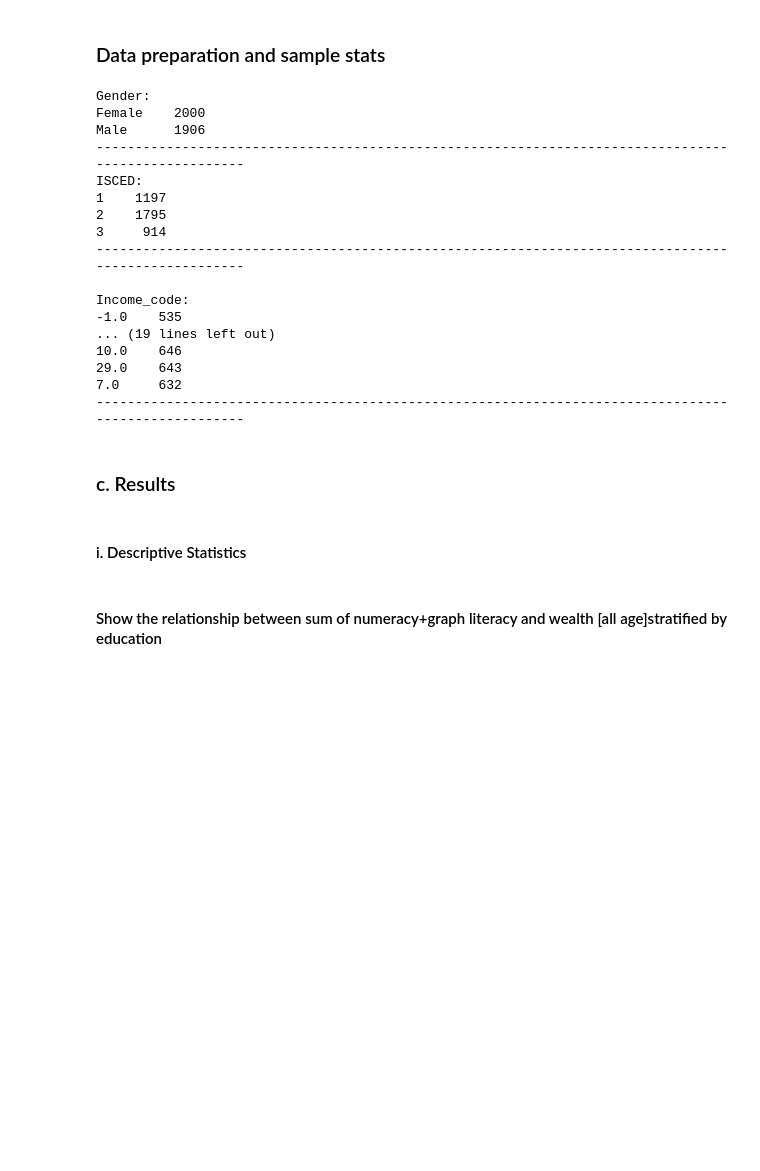
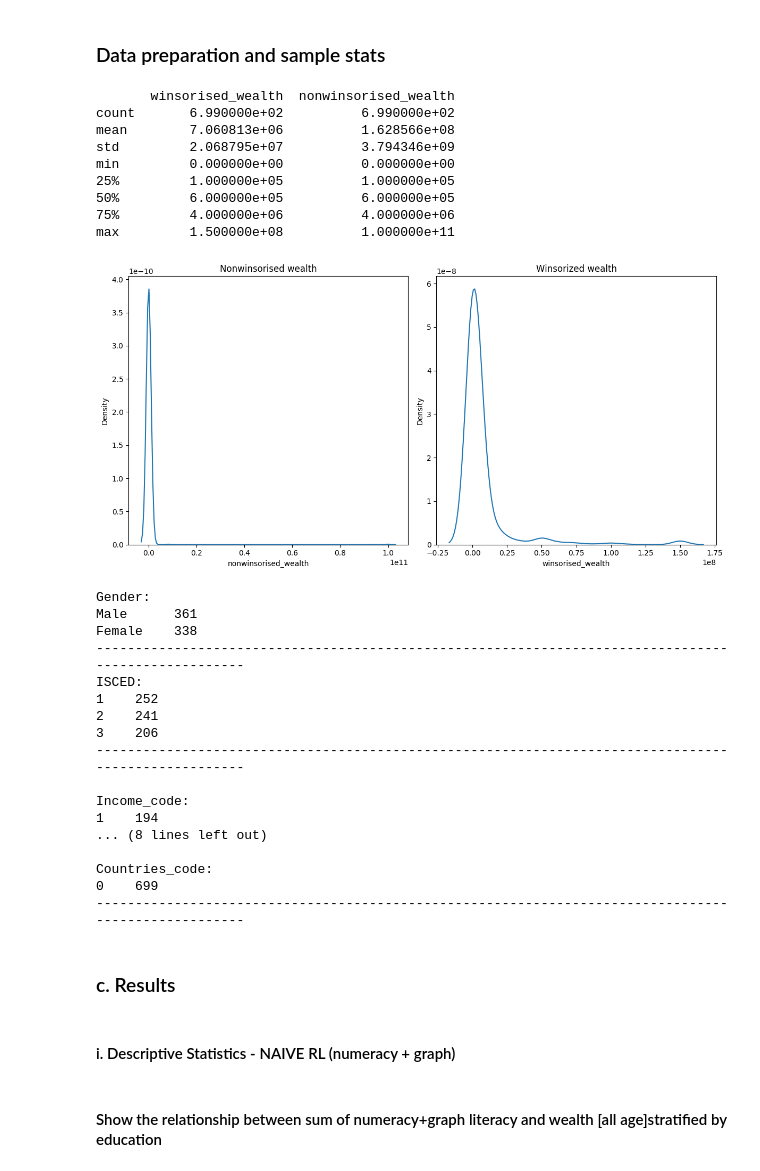
Before and after one commit to Leshleon/risk-literacy, a Jupyter notebook: data_analysis/new_code/final/221025_RL_euro_ind.ipynb, the cells around one changed output. Drawn from its saved outputs; the diff is of its cells as text; code cells hidden in the pictures; blank space fills up the shorter version.

```diff
--- a/data_analysis/new_code/final/221025_RL_euro_ind.ipynb
+++ b/data_analysis/new_code/final/221025_RL_euro_ind.ipynb
@@ -592,13 +573,27 @@ df00 = pd.read_pickle(rf"{import_folder_path}/India_Dynata_dataset_scoredOnly.pk
 # %%
 # Any additional data wrangle:
 # NAIVE RL caluclation
 df00["Naive_RL_6"] = df00["GraphLiteracy_3"] + df00["Numeracy_3"]
 df00["Naive_RL_%"] = df00["Naive_RL_6"] / 6 * 100
 
+df00["Naive_RL_certainty_11"] = df00["GraphLiteracy_3"] + df00["Numeracy_3"] + df00["Certainty_5"]
+df00["Naive_RL_certainty_%"] = df00["Naive_RL_certainty_11"] / 11 * 100
+
 # Windorized wealth at 1% both end
 winsorized_wealth = winsorize_output(df00, "wealth", [0.01, 0.01])
 # Using winsorised wealth as wealth
 df00["wealth"] = winsorized_wealth
+# %% [output]
+       winsorised_wealth  nonwinsorised_wealth
+count       6.990000e+02          6.990000e+02
+mean        7.060813e+06          1.628566e+08
+std         2.068795e+07          3.794346e+09
+min         0.000000e+00          0.000000e+00
+25%         1.000000e+05          1.000000e+05
+50%         6.000000e+05          6.000000e+05
+75%         4.000000e+06          4.000000e+06
+max         1.500000e+08          1.000000e+11
+[figure, added]
 # %%
 # print("Total Observations:", df00["Q1"].count())
 
@@ -613,30 +608,30 @@ print(f'Countries:\n{remove_indexname(df00["country_text"].value_counts())}')
 print(f'\nCountries_code:\n{remove_indexname(df00["country"].value_counts())}')
 print('-' * 100)
 
-euro = df00.copy()
+ind_dyn1 = df00.copy()
 # print(f'\nOccupation:\n{remove_indexname(df0["Q4a"].value_counts())}')
 # print(f'\nEducation:\n{remove_indexname(df0["Q3"].value_counts())}')
 # %% [output]
 Gender:
-Female    2000
-Male      1906
+Male      361
+Female    338
 ----------------------------------------------------------------------------------------------------
 ISCED:
-1    1197
-2    1795
-3     914
+1    252
+2    241
+3    206
 ----------------------------------------------------------------------------------------------------
 
 Income_code:
--1.0    535
-... (19 lines left out)
-10.0    646
-29.0    643
-7.0     632
+1    194
+... (8 lines left out)
+
+Countries_code:
+0    699
 ----------------------------------------------------------------------------------------------------
 # %% [markdown]
 ### c. Results
 # %% [markdown]
-#### i. Descriptive Statistics
+#### i. Descriptive Statistics - NAIVE RL (numeracy + graph)
 # %% [markdown]
 #### Show the relationship between sum of numeracy+graph literacy and wealth [all age]stratified by education
```
Also changed, not shown: parts of 110 cells of this notebook.
